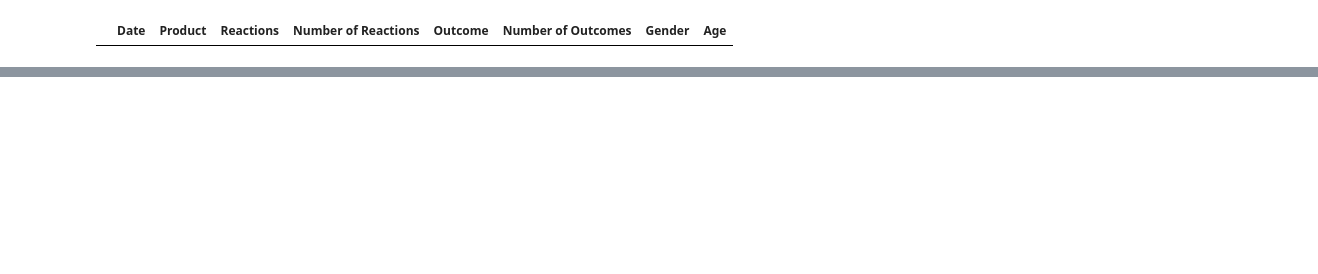
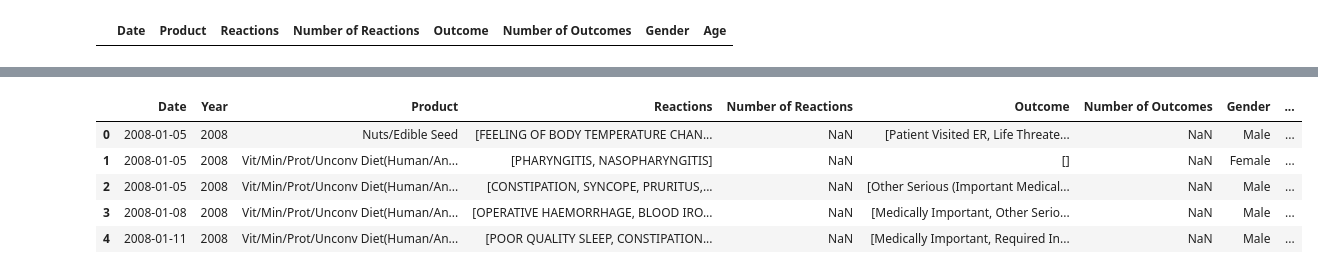
Before and after one commit to ravzx2/project1_group_c, a Jupyter notebook: Bobby-API.ipynb, the cells around one changed output, grey strips where cells are left out. Cells and saved outputs as stored; diff of their text form; code cells hidden in the pictures; blank space fills up the shorter version.

```diff
--- a/Bobby-API.ipynb
+++ b/Bobby-API.ipynb
@@ -143,0 +109,12 @@ event_df.sort_values(by=['Date'])
+# %%
+event_df['Date'] = pd.to_datetime(event_df['Date'])
+event_df['Year'] = event_df['Date'].dt.year
+event_df = event_df[['Date', 'Year', 'Product', 'Reactions', 'Number of Reactions', 'Outcome', 'Number of Outcomes', 'Gender', 'Age']]
+event_df.head()
+# %% [output]
+|  | Date | Year | Product | Reactions | Number of Reactions | Outcome | Number of Outcomes | Gender | ... |
+| 0 | 2008-01-05 | 2008 | Nuts/Edible Seed | [FEELING OF BODY TEMPERATURE CHAN... | NaN | [Patient Visited ER, Life Threate... | NaN | Male | ... |
+| 1 | 2008-01-05 | 2008 | Vit/Min/Prot/Unconv Diet(Human/An... | [PHARYNGITIS, NASOPHARYNGITIS] | NaN | [] | NaN | Female | ... |
+| 2 | 2008-01-05 | 2008 | Vit/Min/Prot/Unconv Diet(Human/An... | [CONSTIPATION, SYNCOPE, PRURITUS,... | NaN | [Other Serious (Important Medical... | NaN | Male | ... |
+| 3 | 2008-01-08 | 2008 | Vit/Min/Prot/Unconv Diet(Human/An... | [OPERATIVE HAEMORRHAGE, BLOOD IRO... | NaN | [Medically Important, Other Serio... | NaN | Male | ... |
+| 4 | 2008-01-11 | 2008 | Vit/Min/Prot/Unconv Diet(Human/An... | [POOR QUALITY SLEEP, CONSTIPATION... | NaN | [Medically Important, Required In... | NaN | Male | ... |
```
Also changed, not shown: parts of 12 cells of this notebook.
